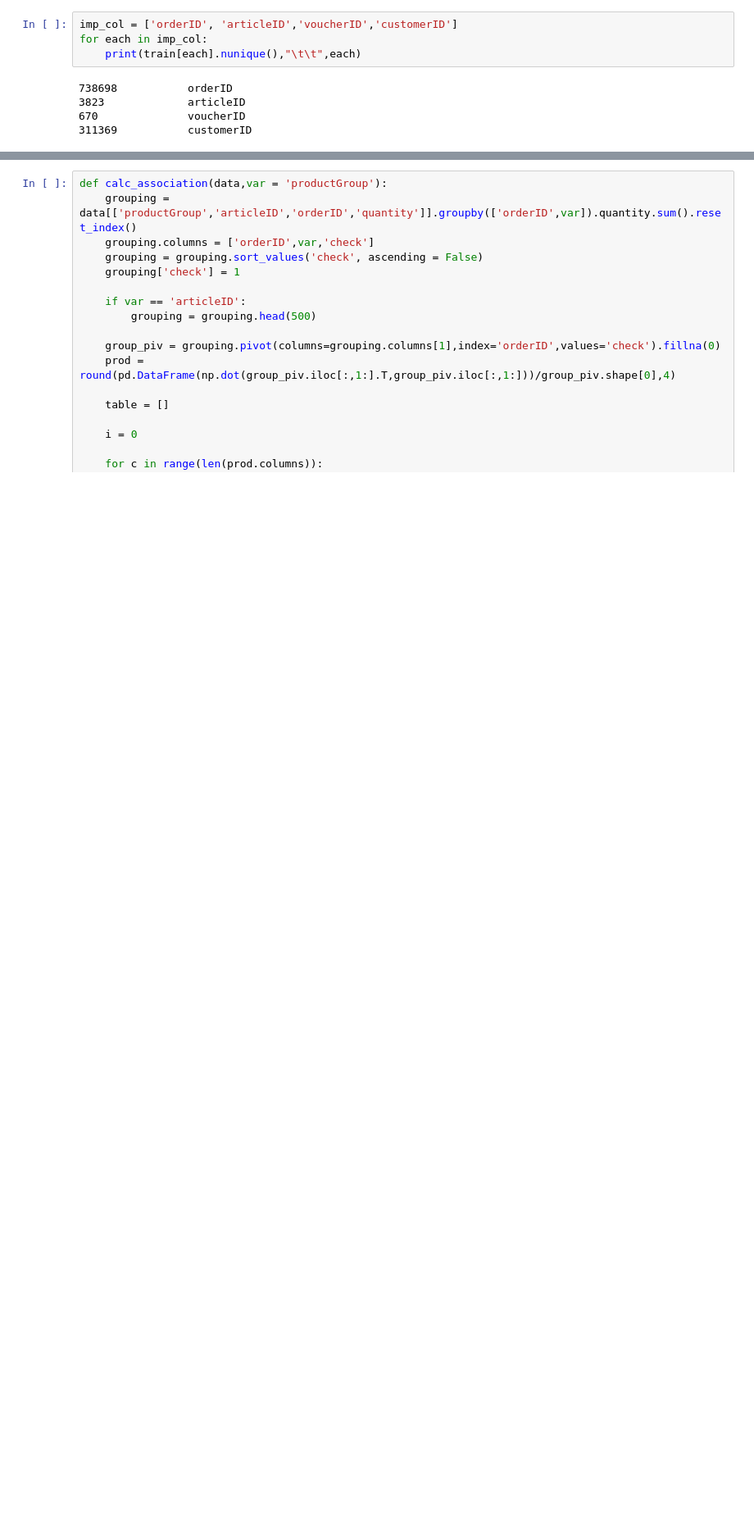
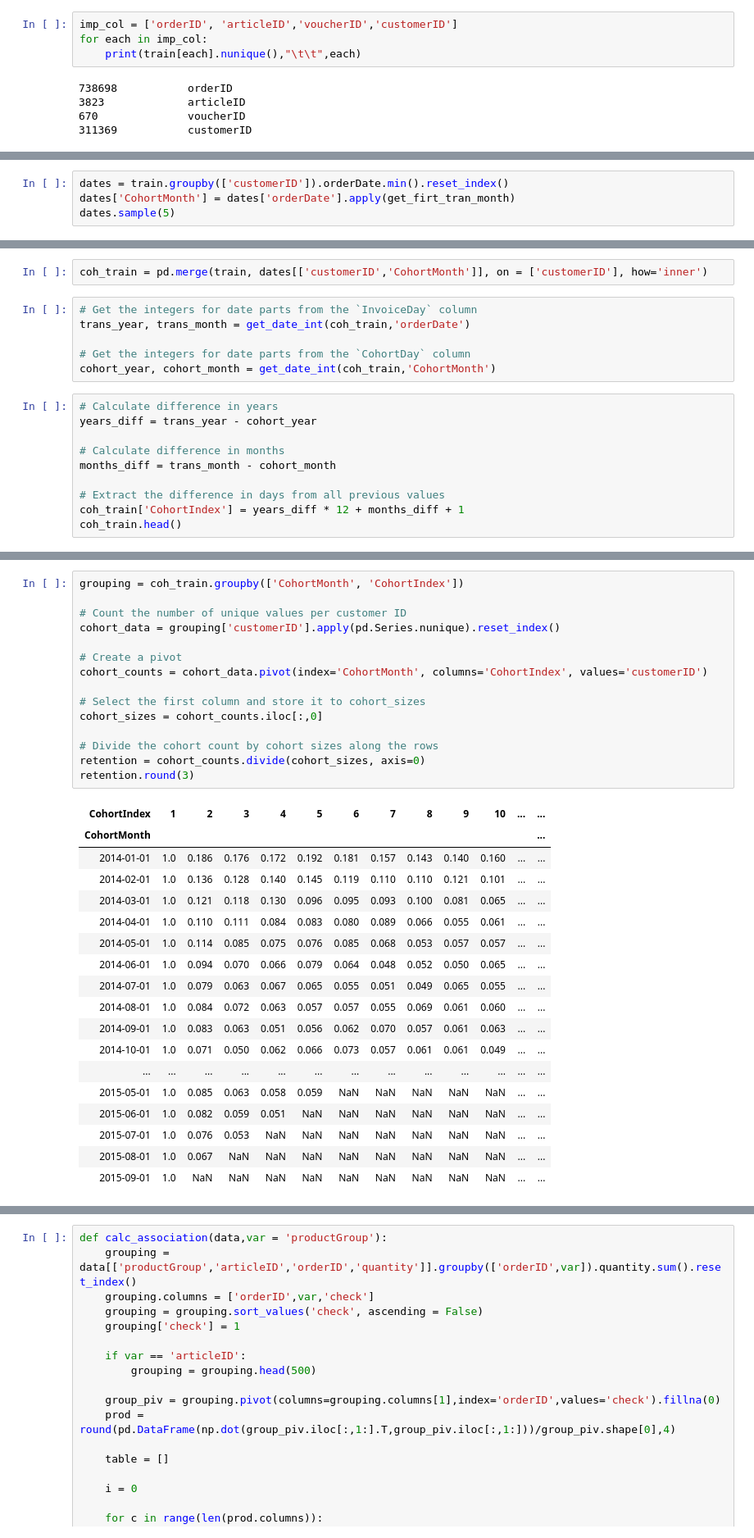
Before and after one commit to MichalWlodkowski/Data_Cup_2016, a Jupyter notebook: DataCup_returns.ipynb, the cells around one changed output, grey strips where cells are left out. Shown: that part at 82% size. Cells and saved outputs as stored; diff of their text form; blank space fills up the shorter version.

Commit message:
Cohort_Index, Cohort_Month added
Adding Cohort_Index and Month, to create  data for geatmap

```diff
--- a/DataCup_returns.ipynb
+++ b/DataCup_returns.ipynb
@@ -74,0 +105,4 @@ train.sample(5)
+# %%
+dates = train.groupby(['customerID']).orderDate.min().reset_index()
+dates['CohortMonth'] = dates['orderDate'].apply(get_firt_tran_month)
+dates.sample(5)
@@ -74,0 +121,18 @@ train.sample(5)
+# %%
+coh_train = pd.merge(train, dates[['customerID','CohortMonth']], on = ['customerID'], how='inner')
+# %%
+# Get the integers for date parts from the `InvoiceDay` column
+trans_year, trans_month = get_date_int(coh_train,'orderDate')
+
+# Get the integers for date parts from the `CohortDay` column
+cohort_year, cohort_month = get_date_int(coh_train,'CohortMonth')
+# %%
+# Calculate difference in years
+years_diff = trans_year - cohort_year
+
+# Calculate difference in months
+months_diff = trans_month - cohort_month
+
+# Extract the difference in days from all previous values
+coh_train['CohortIndex'] = years_diff * 12 + months_diff + 1
+coh_train.head()
@@ -74,0 +146,34 @@ train.sample(5)
+# %%
+grouping = coh_train.groupby(['CohortMonth', 'CohortIndex'])
+
+# Count the number of unique values per customer ID
+cohort_data = grouping['customerID'].apply(pd.Series.nunique).reset_index()
+
+# Create a pivot
+cohort_counts = cohort_data.pivot(index='CohortMonth', columns='CohortIndex', values='customerID')
+
+# Select the first column and store it to cohort_sizes
+cohort_sizes = cohort_counts.iloc[:,0]
+
+# Divide the cohort count by cohort sizes along the rows
+retention = cohort_counts.divide(cohort_sizes, axis=0)
+retention.round(3)
+# %% [output]
+| CohortIndex | 1 | 2 | 3 | 4 | 5 | 6 | 7 | 8 | 9 | 10 | ... | ... |
+| CohortMonth |  |  |  |  |  |  |  |  |  |  |  | ... |
+| 2014-01-01 | 1.0 | 0.186 | 0.176 | 0.172 | 0.192 | 0.181 | 0.157 | 0.143 | 0.140 | 0.160 | ... | ... |
+| 2014-02-01 | 1.0 | 0.136 | 0.128 | 0.140 | 0.145 | 0.119 | 0.110 | 0.110 | 0.121 | 0.101 | ... | ... |
+| 2014-03-01 | 1.0 | 0.121 | 0.118 | 0.130 | 0.096 | 0.095 | 0.093 | 0.100 | 0.081 | 0.065 | ... | ... |
+| 2014-04-01 | 1.0 | 0.110 | 0.111 | 0.084 | 0.083 | 0.080 | 0.089 | 0.066 | 0.055 | 0.061 | ... | ... |
+| 2014-05-01 | 1.0 | 0.114 | 0.085 | 0.075 | 0.076 | 0.085 | 0.068 | 0.053 | 0.057 | 0.057 | ... | ... |
+| 2014-06-01 | 1.0 | 0.094 | 0.070 | 0.066 | 0.079 | 0.064 | 0.048 | 0.052 | 0.050 | 0.065 | ... | ... |
+| 2014-07-01 | 1.0 | 0.079 | 0.063 | 0.067 | 0.065 | 0.055 | 0.051 | 0.049 | 0.065 | 0.055 | ... | ... |
+| 2014-08-01 | 1.0 | 0.084 | 0.072 | 0.063 | 0.057 | 0.057 | 0.055 | 0.069 | 0.061 | 0.060 | ... | ... |
+| 2014-09-01 | 1.0 | 0.083 | 0.063 | 0.051 | 0.056 | 0.062 | 0.070 | 0.057 | 0.061 | 0.063 | ... | ... |
+| 2014-10-01 | 1.0 | 0.071 | 0.050 | 0.062 | 0.066 | 0.073 | 0.057 | 0.061 | 0.061 | 0.049 | ... | ... |
+| ... | ... | ... | ... | ... | ... | ... | ... | ... | ... | ... | ... | ... |
+| 2015-05-01 | 1.0 | 0.085 | 0.063 | 0.058 | 0.059 | NaN | NaN | NaN | NaN | NaN | ... | ... |
+| 2015-06-01 | 1.0 | 0.082 | 0.059 | 0.051 | NaN | NaN | NaN | NaN | NaN | NaN | ... | ... |
+| 2015-07-01 | 1.0 | 0.076 | 0.053 | NaN | NaN | NaN | NaN | NaN | NaN | NaN | ... | ... |
+| 2015-08-01 | 1.0 | 0.067 | NaN | NaN | NaN | NaN | NaN | NaN | NaN | NaN | ... | ... |
+| 2015-09-01 | 1.0 | NaN | NaN | NaN | NaN | NaN | NaN | NaN | NaN | NaN | ... | ... |
```
Also changed, not shown: parts of 10 cells of this notebook.
